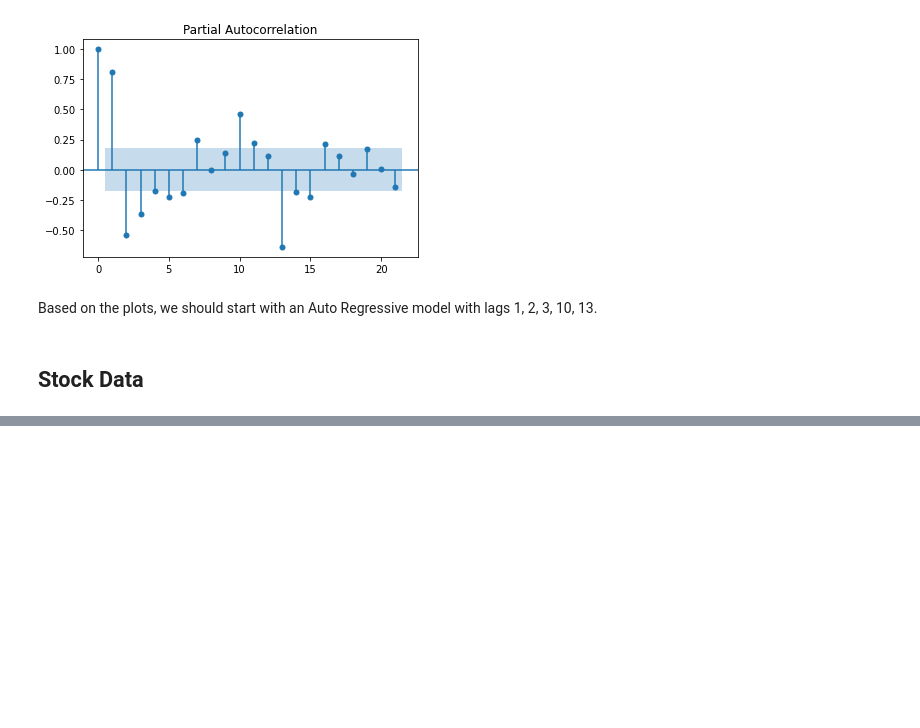
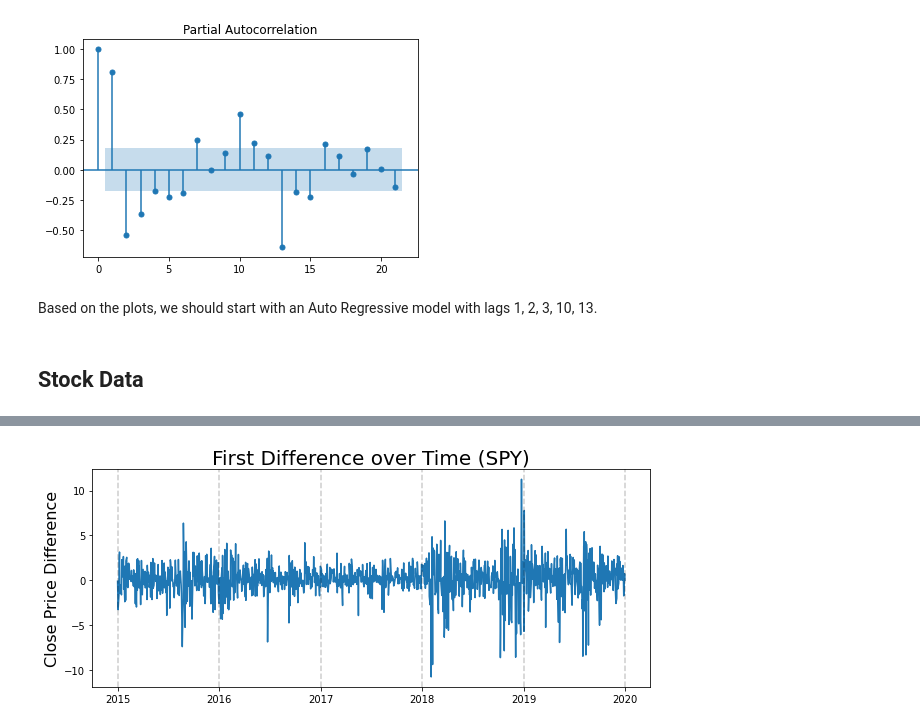
Before and after one commit to jonas-fullstack-dev/ts-auto-correlation, a Jupyter notebook: acf_pacf.ipynb, the cells around one changed output, grey strips where cells are left out. Cells and saved outputs as stored; diff of their text form; code cells hidden in the pictures; blank space fills up the shorter version.

```diff
--- a/acf_pacf.ipynb
+++ b/acf_pacf.ipynb
@@ -63,0 +92,8 @@ ModuleNotFoundError: No module named 'yfinance'
+# %%
+# The Close prices are not stationary --> take the first differences
+# tickerDf.Close.values[1:] are all prices from tomorrow on
+# tickerDf.Close.values[:-1]tickerDf.Close.values[:-1] are all prices starting today except for the first one
+first_diffs = tickerDf.Close.values[1:] - tickerDf.Close.values[:-1]
+first_diffs = np.concatenate([first_diffs, [0]])
+# %%
+tickerDf['FirstDifference'] = first_diffs
@@ -63,0 +110,9 @@ ModuleNotFoundError: No module named 'yfinance'
+# %%
+plt.figure(figsize=(10,4))
+plt.plot(tickerDf.FirstDifference)
+plt.title('First Difference over Time (SPY)', fontsize=20)
+plt.ylabel('Close Price Difference', fontsize=16)
+for year in range(2015, 2021):
+    plt.axvline(pd.to_datetime(str(year)+'-01-01'), color='k', linestyle='--', alpha=0.2)
+# %% [output]
+[figure, added]
```
Also changed, not shown: parts of 13 cells of this notebook.
